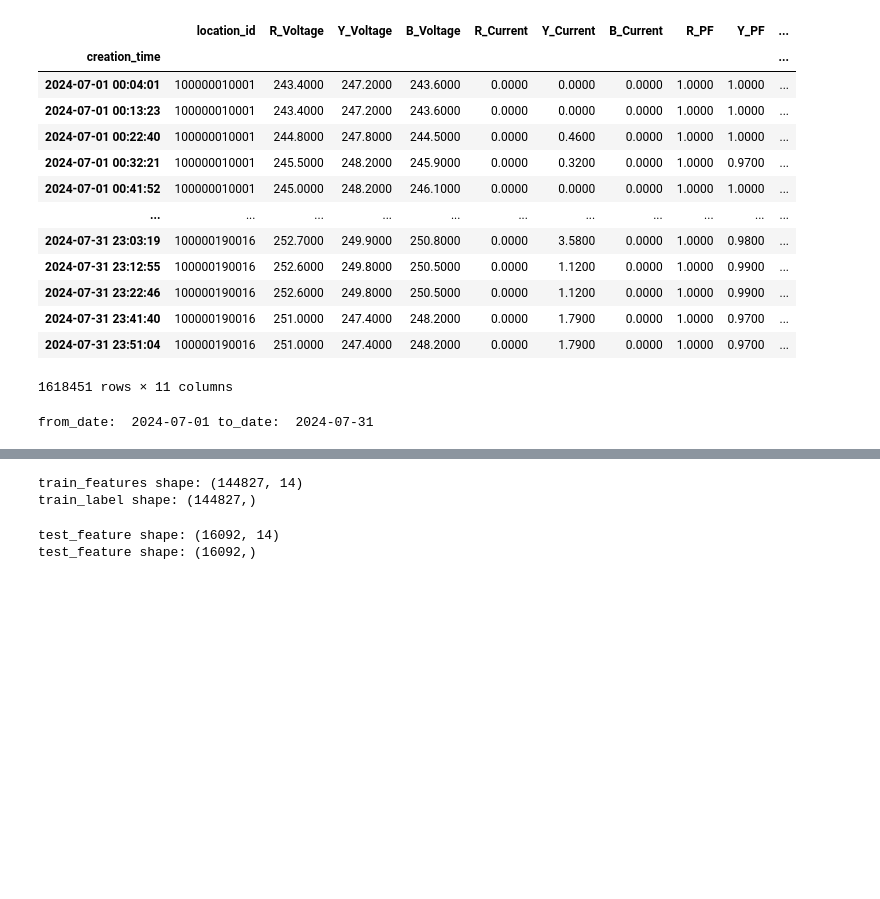
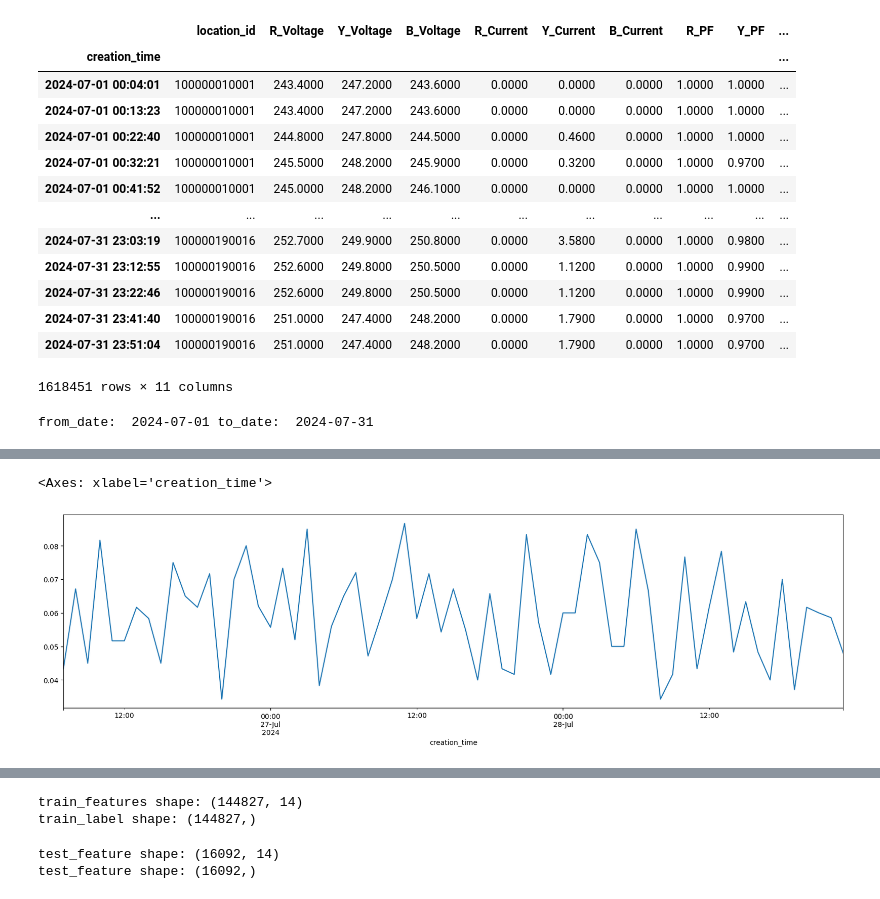
Before and after one commit to Harshvardhan1407/TensorFlow, a Jupyter notebook: test4.ipynb, the cells around one changed output, grey strips where cells are left out. Drawn from its saved outputs; the diff is of its cells as text; code cells hidden in the pictures; blank space fills up the shorter version.

```diff
--- a/test4.ipynb
+++ b/test4.ipynb
@@ -490,0 +591,5 @@ from_date:  2024-07-01 to_date:  2024-07-31
+# %%
+val_label.plot()
+# %% [output]
+<Axes: xlabel='creation_time'>
+[figure, added]
```
Also changed, not shown: parts of 14 cells of this notebook.
